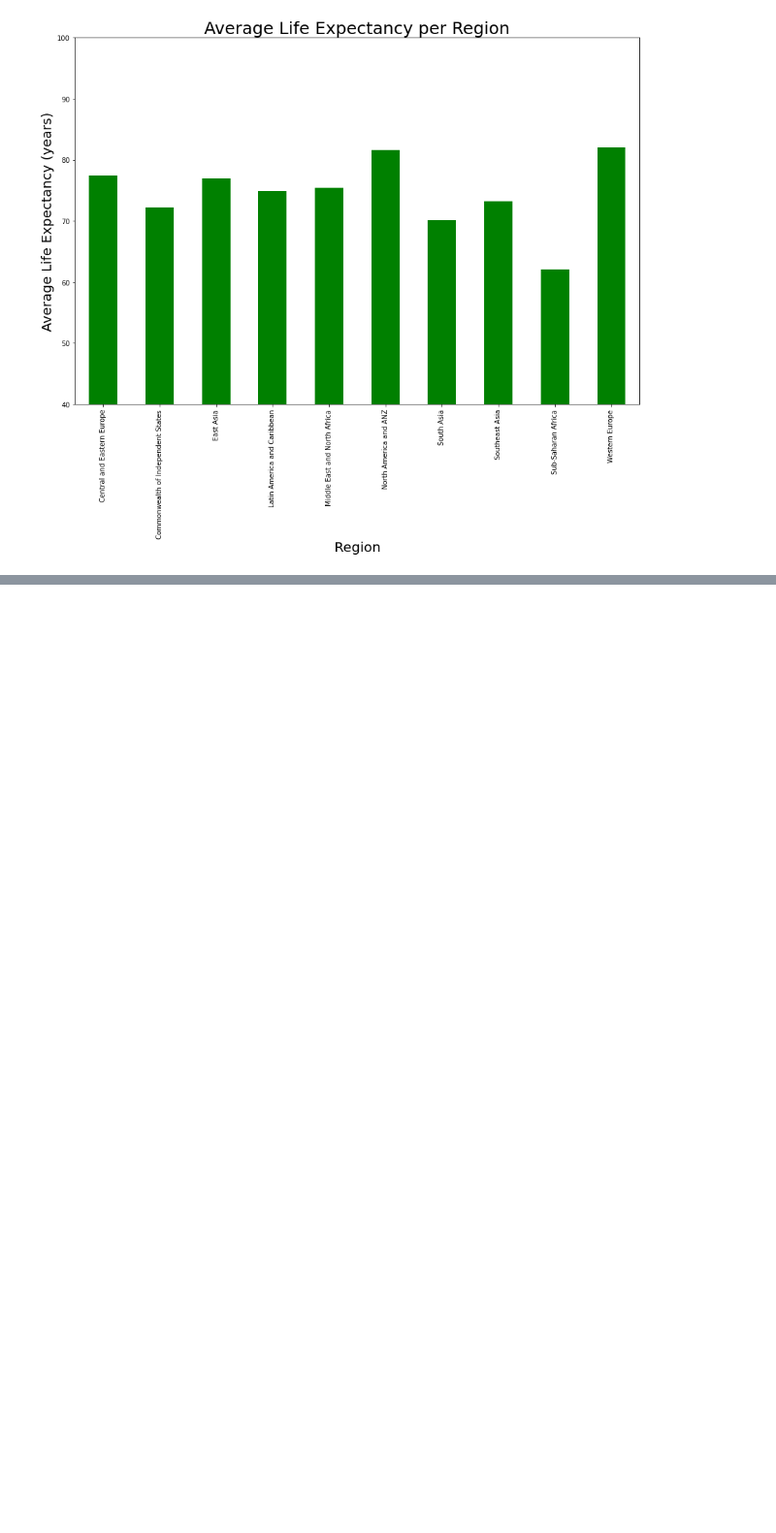
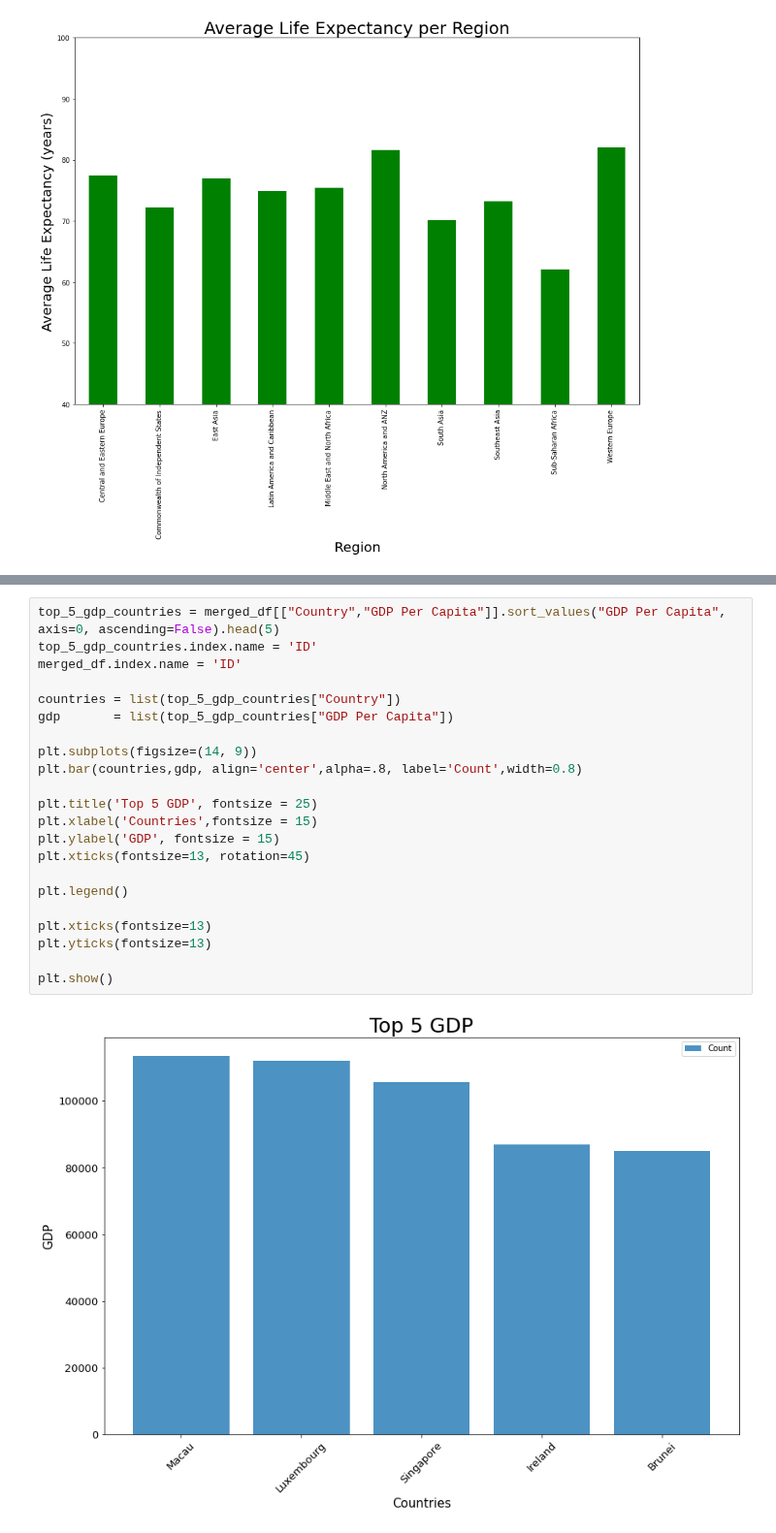
Before and after one commit to ermcgrew/bootcamp_project_one, a Jupyter notebook: data_analysis.ipynb, the cells around one changed output, grey strips where cells are left out. Shown at 97% size. Saved outputs shown, nothing was run; the diff lists cells and outputs as text; blank space fills up the shorter version.

```diff
--- a/data_analysis.ipynb
+++ b/data_analysis.ipynb
@@ -845,0 +896,24 @@ plt.show()
+# %%
+top_5_gdp_countries = merged_df[["Country","GDP Per Capita"]].sort_values("GDP Per Capita", axis=0, ascending=False).head(5)
+top_5_gdp_countries.index.name = 'ID'
+merged_df.index.name = 'ID'
+
+countries = list(top_5_gdp_countries["Country"])
+gdp       = list(top_5_gdp_countries["GDP Per Capita"])
+
+plt.subplots(figsize=(14, 9))
+plt.bar(countries,gdp, align='center',alpha=.8, label='Count',width=0.8)
+
+plt.title('Top 5 GDP', fontsize = 25)
+plt.xlabel('Countries',fontsize = 15)
+plt.ylabel('GDP', fontsize = 15)
+plt.xticks(fontsize=13, rotation=45)
+
+plt.legend()
+
+plt.xticks(fontsize=13)
+plt.yticks(fontsize=13)
+
+plt.show()
+# %% [output]
+[figure, added]
```
Also changed, not shown: parts of 5 cells of this notebook.
